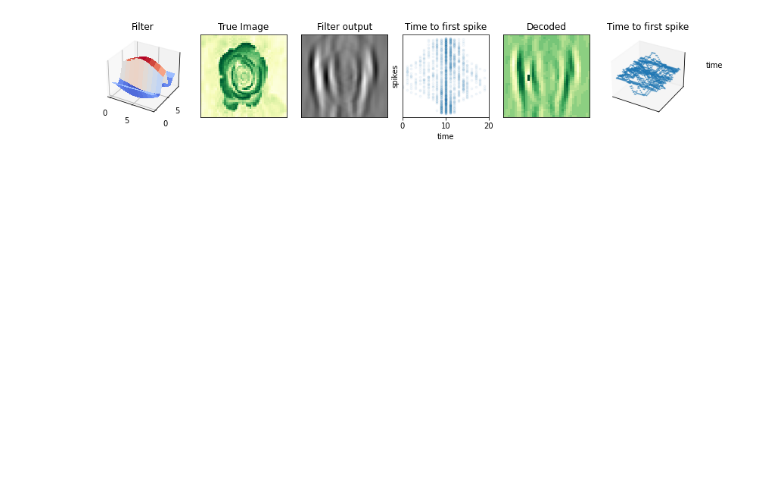
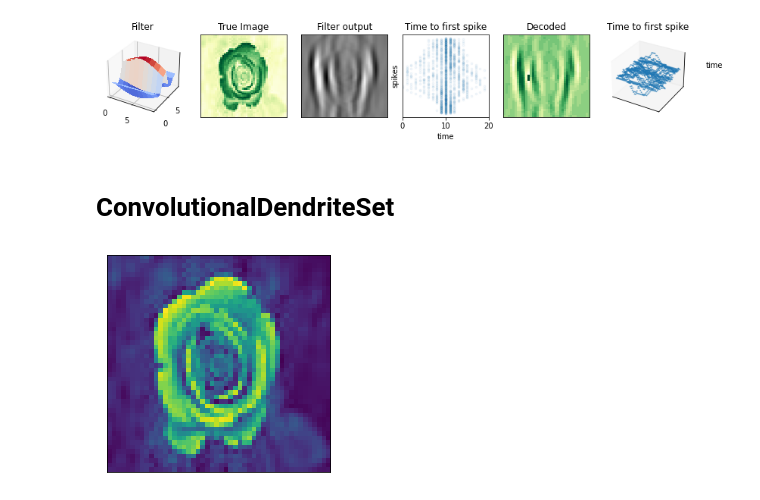
Before and after one commit to cnrl/Spiral, a Jupyter notebook: main.ipynb, the cells around one changed output. Drawn from its saved outputs; the diff is of its cells as text; code cells hidden in the pictures; blank space fills up the shorter version.

```diff
--- a/main.ipynb
+++ b/main.ipynb
@@ -1427,3 +1443,43 @@ p.surface_3d('f3D', title='Filter', z_vis=False,
 p.show()
 # %% [output]
 [figure]
+# %% [markdown]
+# ConvolutionalDendriteSet
+# %%
+import warnings
+warnings.filterwarnings("ignore")
+import torch
+import matplotlib.pyplot as plt
+from cnsproject.network.network import Network
+from cnsproject.network.network_wrapper import *
+from cnsproject.network.neural_populations import LIFPopulation
+from cnsproject.network.encoders import PoissonEncoder
+from cnsproject.network.axon_sets import SimpleAxonSet
+from cnsproject.network.dendrite_sets import SimpleDendriteSet
+from cnsproject.network.synapse_sets import SimpleSynapseSet
+from cnsproject.network.weight_initializations import norm_initialization
+from cnsproject.network.connectivity_patterns import dense_connectivity
+from cnsproject.learning.learning_rule_enforcers import STDP, FlatSTDP, SimpleWeightDecayLRE
+from cnsproject.learning.learning_rates import constant_wdlr, stdp_wdlr
+from cnsproject.learning.synaptic_taggers import STDPST, FSTDPST
+from cnsproject.monitors.monitors import Monitor
+from cnsproject.monitors.plotter import Plotter
+import warnings
+warnings.filterwarnings("ignore")
+from matplotlib import image
+from PIL import Image
+import numpy as np
+
+path1 = "image1.jpg"
+
+plt.figure(figsize=(4,4))
+p = Plotter([
+    ['im1'],
+])
+im1 = np.array(Image.open(path1).convert('L'))
+gr_im1= Image.fromarray(im1)
+p.imshow('im1', gr_im1)
+
+im1 = torch.from_numpy(im1)
+# %% [output]
+[figure, added]
```
Also changed, not shown: parts of 9 cells of this notebook, 14 other files.
